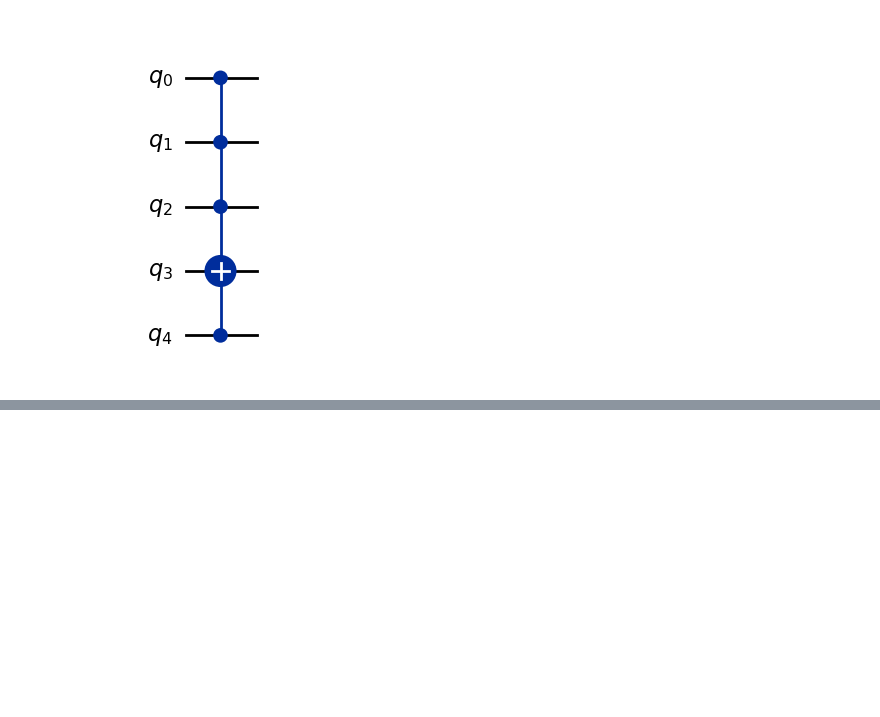
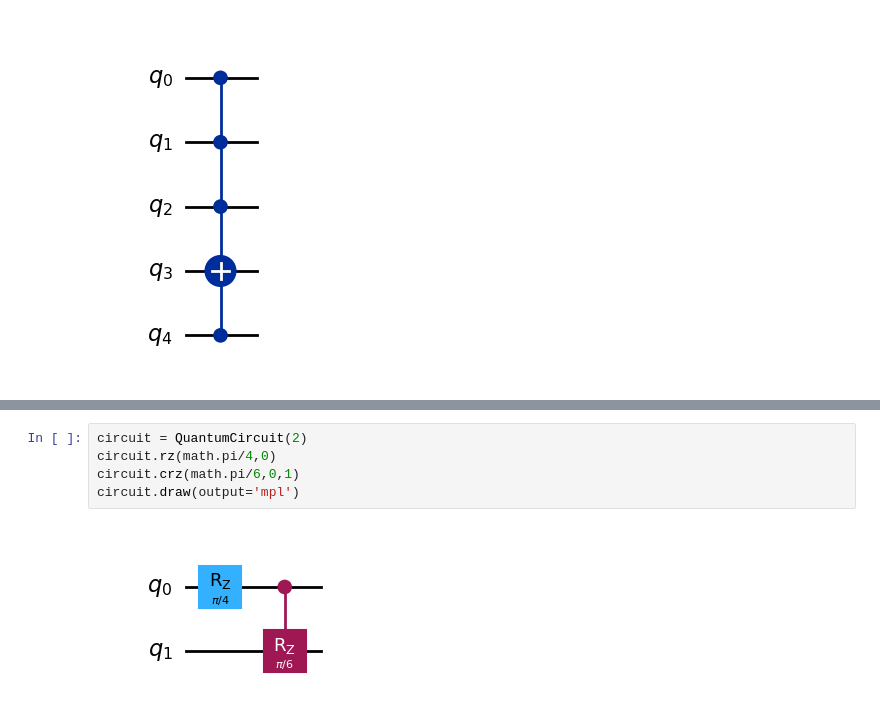
Before and after one commit to xuelx1/LearnQC, a Jupyter notebook: simplecircuits1.ipynb, the cells around one changed output, grey strips where cells are left out. Drawn from its saved outputs; the diff is of its cells as text; blank space fills up the shorter version.

```diff
--- a/simplecircuits1.ipynb
+++ b/simplecircuits1.ipynb
@@ -27,0 +56,7 @@ circuit.draw('mpl')
+# %%
+circuit = QuantumCircuit(2)
+circuit.rz(math.pi/4,0)
+circuit.crz(math.pi/6,0,1)
+circuit.draw(output='mpl')
+# %% [output]
+[figure, added]
```
Also changed, not shown: parts of 8 cells of this notebook, 4 other files.
